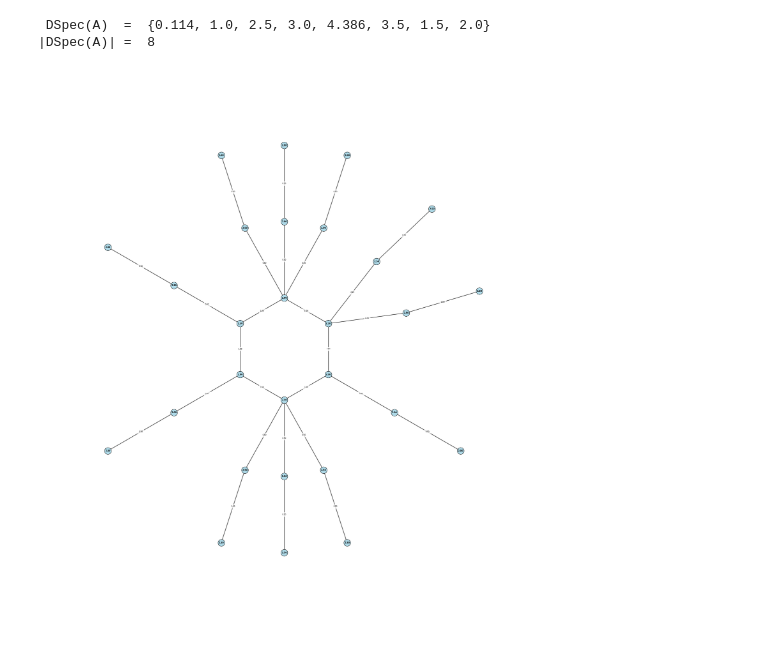
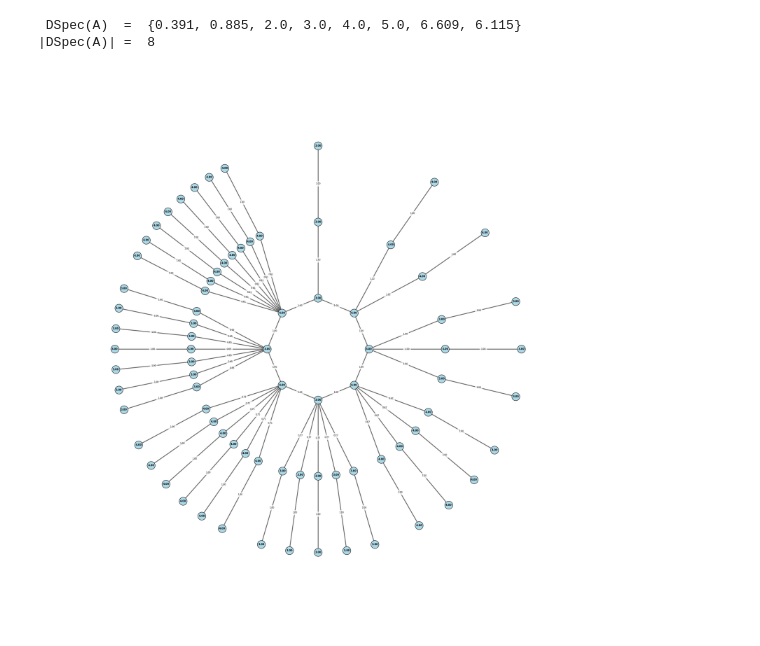
Before and after one commit to brunoscaratti99/Diminimal-Unicyclic-Graphs, a Jupyter notebook: Diminimal Matrices.ipynb, the cells around one changed output. Drawn from its saved outputs; the diff is of its cells as text; code cells hidden in the pictures.

```diff
--- a/Diminimal Matrices.ipynb
+++ b/Diminimal Matrices.ipynb
@@ -8,24 +8,24 @@ from utils import generalized_sunlet_matrix, plot_weighted_sunlet_graph_from_mat
 # %%
-A_sunlet = generalized_sunlet_matrix(k=6, p=[3,2,1,3,1,1], lambdas=[1,2,3], mu=[1.5,2.5,3.5])
+A_sunlet = generalized_sunlet_matrix(k=8, p=[1,2,3,4,5,6,7,8], lambdas=[1,3,5], mu=[2,4,6])
 
 print(" DSpec(A)  = ", set(np.round(np.linalg.eigvals(A_sunlet).real, decimals=3).tolist()))
 print("|DSpec(A)| = ", len(set(np.round(np.linalg.eigvals(A_sunlet).real, decimals=3).tolist())))
 # %% [output]
- DSpec(A)  =  {0.114, 1.0, 2.5, 3.0, 4.386, 3.5, 1.5, 2.0}
+ DSpec(A)  =  {0.391, 0.885, 2.0, 3.0, 4.0, 5.0, 6.609, 6.115}
 |DSpec(A)| =  8
 # %%
 pos, G = plot_weighted_sunlet_graph_from_matrix(
     A_sunlet,
     threshold=1e-8,
     cycle_radius=1,
     arm_step=1.5,
     arm_aperture=0.9,
-    figsize=(26,26),
+    figsize=(22,22),
     node_size=500,
     node_font_size=7,
     edge_font_size=6,
     weight_precision=2,
     title="",
 )
 # %% [output]
-[figure, old version]
+[figure, new version]
```
Also changed, not shown: parts of 1 cell of this notebook, 1 other file.
